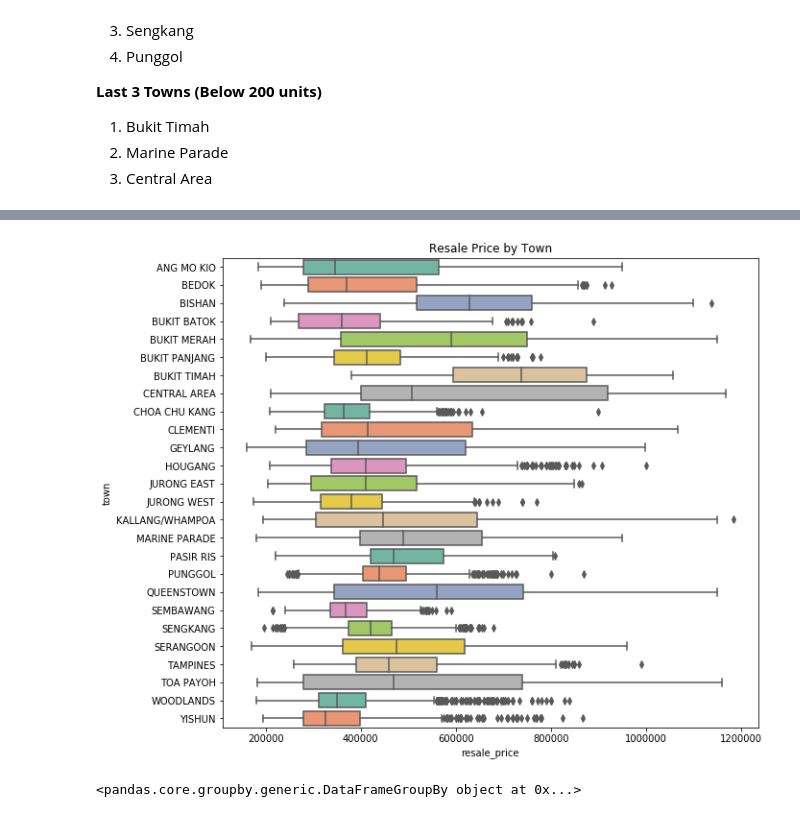
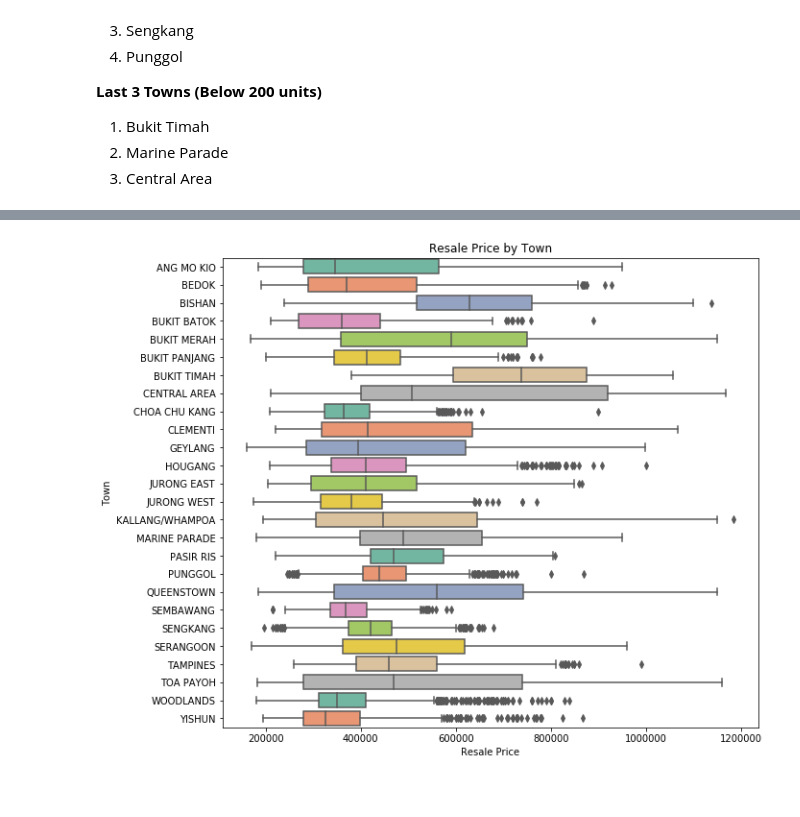
Before and after one commit to cyeejen/Exploratory-Data-Analysis-on-Singapore-Resale-Flat-in-2018, a Jupyter notebook: Exploratory Data Analysis on Singapore Resale Flat in 2018.ipynb, the cells around one changed output, grey strips where cells are left out. Drawn from its saved outputs; the diff is of its cells as text; code cells hidden in the pictures.

```diff
--- a/Exploratory Data Analysis on Singapore Resale Flat in 2018.ipynb
+++ b/Exploratory Data Analysis on Singapore Resale Flat in 2018.ipynb
@@ -123,12 +131,9 @@ for p in ax.patches:
 # %%
 plt.figure(figsize=(10,9))
 plot = sns.boxplot(x='resale_price', y='town', data=df, palette='Set2')
 plt.title('Resale Price by Town', fontsize=12)
+plt.xlabel("Resale Price")
+plt.ylabel("Town")
 ax = plot.axes
 # %% [output]
-[figure, old version]
+[figure, new version]
-# %%
-town = df.groupby('town')
-print(town)
-# %% [output]
-<pandas.core.groupby.generic.DataFrameGroupBy object at 0x...>
```
Also changed, not shown: parts of 11 cells of this notebook.
